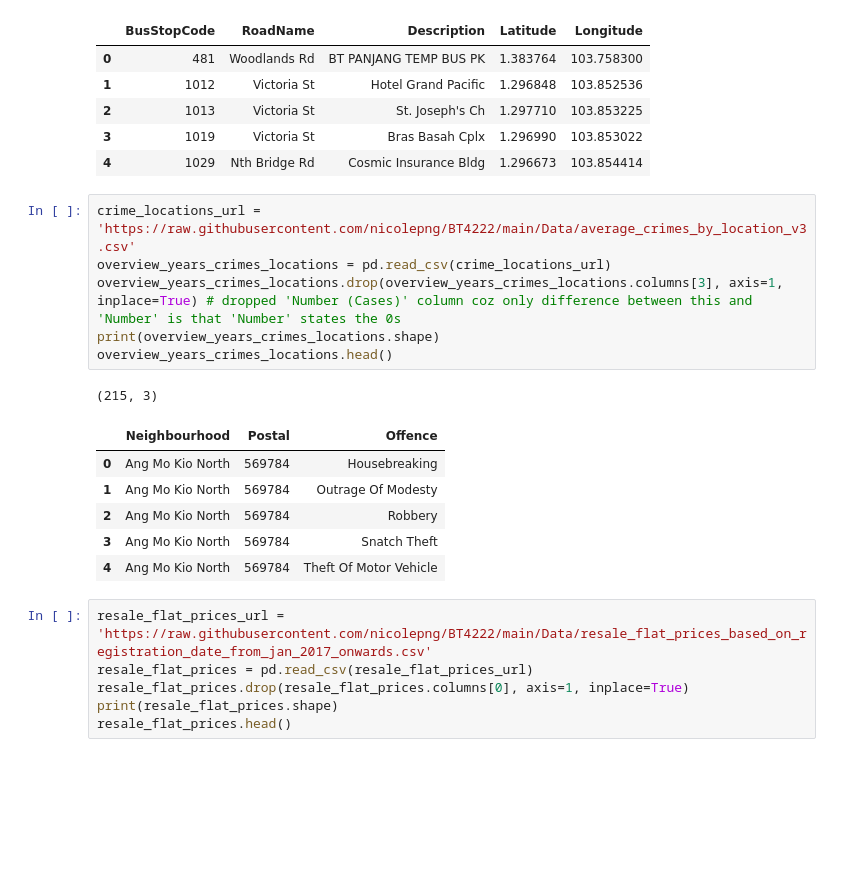
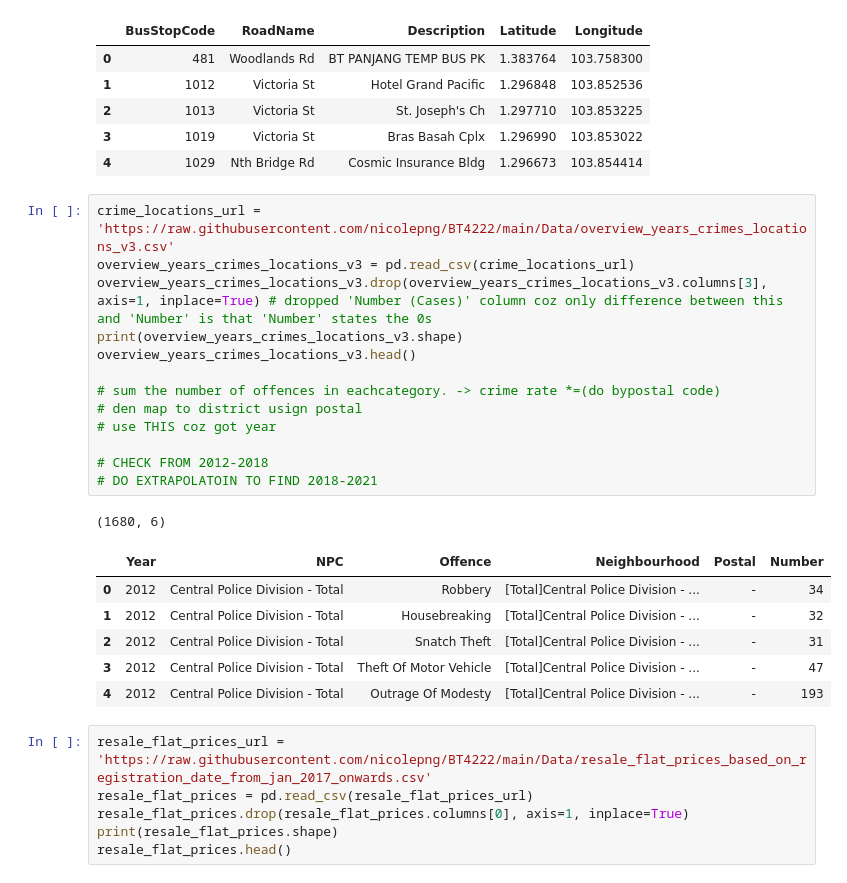
Before and after one commit to nicolepng/BT4222, a Jupyter notebook: Combining Datasets.ipynb, the cells around one changed output. Cells and saved outputs as stored; diff of their text form; blank space fills up the shorter version.

```diff
--- a/Combining Datasets.ipynb
+++ b/Combining Datasets.ipynb
@@ -47,19 +47,26 @@ bus_stops.head()
 | 3 | 1019 | Victoria St | Bras Basah Cplx | 1.296990 | 103.853022 |
 | 4 | 1029 | Nth Bridge Rd | Cosmic Insurance Bldg | 1.296673 | 103.854414 |
 # %%
-crime_locations_url = 'https://raw.githubusercontent.com/nicolepng/BT4222/main/Data/average_crimes_by_location_v3.csv'
-overview_years_crimes_locations = pd.read_csv(crime_locations_url)
-overview_years_crimes_locations.drop(overview_years_crimes_locations.columns[3], axis=1, inplace=True) # dropped 'Number (Cases)' column coz only difference between this and 'Number' is that 'Number' states the 0s
-print(overview_years_crimes_locations.shape)
-overview_years_crimes_locations.head()
+crime_locations_url = 'https://raw.githubusercontent.com/nicolepng/BT4222/main/Data/overview_years_crimes_locations_v3.csv'
+overview_years_crimes_locations_v3 = pd.read_csv(crime_locations_url)
+overview_years_crimes_locations_v3.drop(overview_years_crimes_locations_v3.columns[3], axis=1, inplace=True) # dropped 'Number (Cases)' column coz only difference between this and 'Number' is that 'Number' states the 0s
+print(overview_years_crimes_locations_v3.shape)
+overview_years_crimes_locations_v3.head()
+
+# sum the number of offences in eachcategory. -> crime rate *=(do bypostal code)
+# den map to district usign postal
+# use THIS coz got year
+
+# CHECK FROM 2012-2018
+# DO EXTRAPOLATOIN TO FIND 2018-2021
 # %% [output]
-(215, 3)
+(1680, 6)
-|  | Neighbourhood | Postal | Offence |
-| 0 | Ang Mo Kio North | 569784 | Housebreaking |
-| 1 | Ang Mo Kio North | 569784 | Outrage Of Modesty |
-| 2 | Ang Mo Kio North | 569784 | Robbery |
-| 3 | Ang Mo Kio North | 569784 | Snatch Theft |
-| 4 | Ang Mo Kio North | 569784 | Theft Of Motor Vehicle |
+|  | Year | NPC | Offence | Neighbourhood | Postal | Number |
+| 0 | 2012 | Central Police Division - Total | Robbery | [Total]Central Police Division - ... | - | 34 |
+| 1 | 2012 | Central Police Division - Total | Housebreaking | [Total]Central Police Division - ... | - | 32 |
+| 2 | 2012 | Central Police Division - Total | Snatch Theft | [Total]Central Police Division - ... | - | 31 |
+| 3 | 2012 | Central Police Division - Total | Theft Of Motor Vehicle | [Total]Central Police Division - ... | - | 47 |
+| 4 | 2012 | Central Police Division - Total | Outrage Of Modesty | [Total]Central Police Division - ... | - | 193 |
 # %%
 resale_flat_prices_url = 'https://raw.githubusercontent.com/nicolepng/BT4222/main/Data/resale_flat_prices_based_on_registration_date_from_jan_2017_onwards.csv'
 resale_flat_prices = pd.read_csv(resale_flat_prices_url)
```
